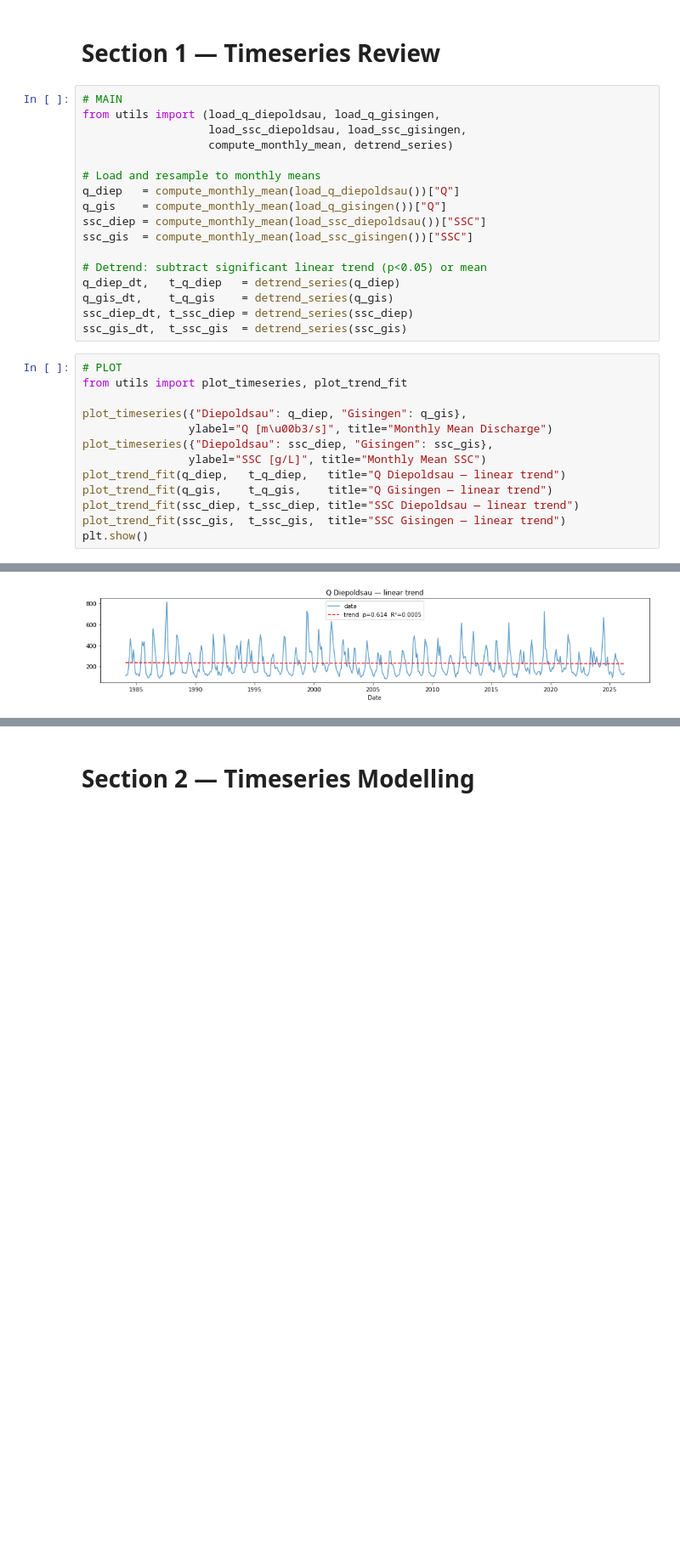
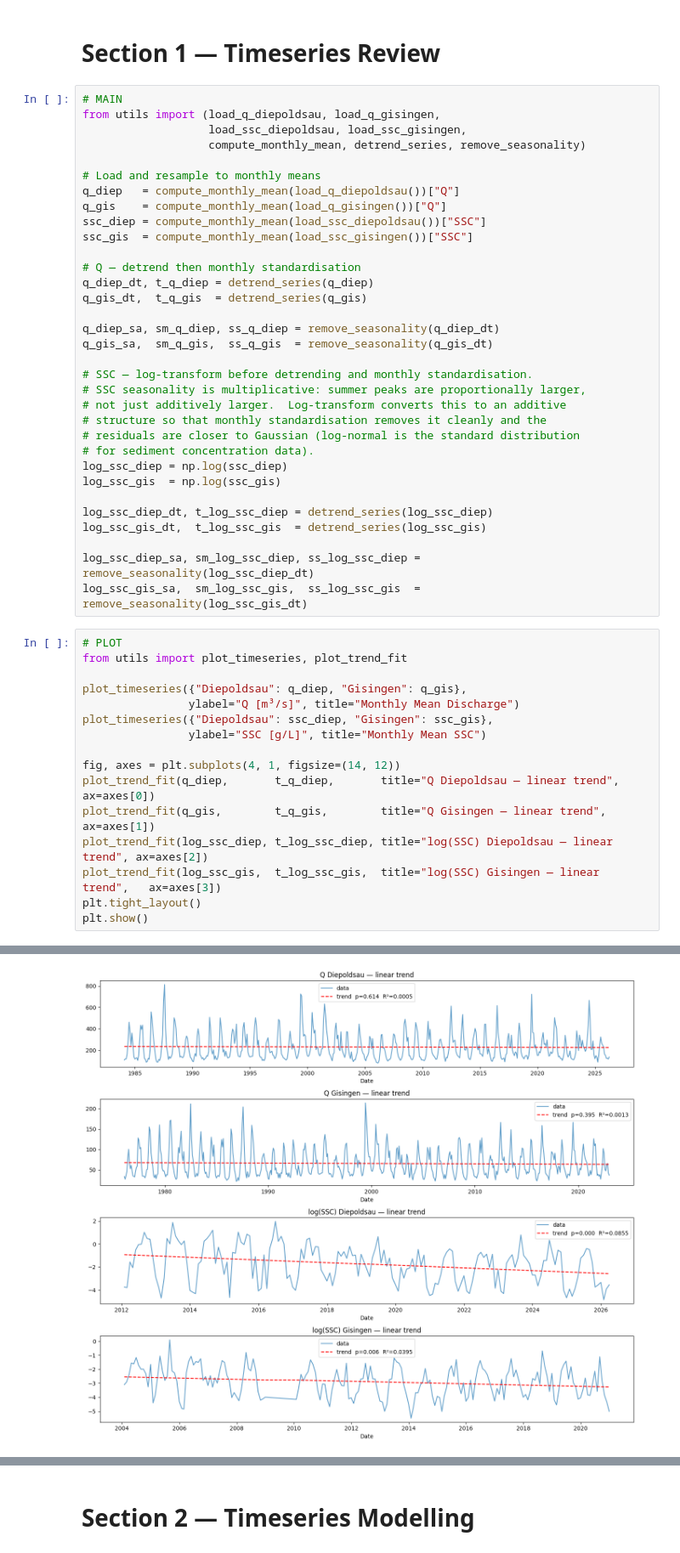
Before and after one commit to stanmab/WRM_2, a Jupyter notebook: Module2.ipynb, the cells around one changed output, grey strips where cells are left out. Shown at 85% size. Cells and saved outputs as stored; diff of their text form; blank space fills up the shorter version.

```diff
--- a/Module2.ipynb
+++ b/Module2.ipynb
@@ -11,7 +11,7 @@ from scipy import stats
 # MAIN
 from utils import (load_q_diepoldsau, load_q_gisingen,
                    load_ssc_diepoldsau, load_ssc_gisingen,
-                   compute_monthly_mean, detrend_series)
+                   compute_monthly_mean, detrend_series, remove_seasonality)
 
 # Load and resample to monthly means
 q_diep   = compute_monthly_mean(load_q_diepoldsau())["Q"]
@@ -19,25 +19,44 @@ q_gis    = compute_monthly_mean(load_q_gisingen())["Q"]
 ssc_diep = compute_monthly_mean(load_ssc_diepoldsau())["SSC"]
 ssc_gis  = compute_monthly_mean(load_ssc_gisingen())["SSC"]
 
-# Detrend: subtract significant linear trend (p<0.05) or mean
-q_diep_dt,   t_q_diep   = detrend_series(q_diep)
-q_gis_dt,    t_q_gis    = detrend_series(q_gis)
-ssc_diep_dt, t_ssc_diep = detrend_series(ssc_diep)
-ssc_gis_dt,  t_ssc_gis  = detrend_series(ssc_gis)
+# Q — detrend then monthly standardisation
+q_diep_dt, t_q_diep = detrend_series(q_diep)
+q_gis_dt,  t_q_gis  = detrend_series(q_gis)
+
+q_diep_sa, sm_q_diep, ss_q_diep = remove_seasonality(q_diep_dt)
+q_gis_sa,  sm_q_gis,  ss_q_gis  = remove_seasonality(q_gis_dt)
+
+# SSC — log-transform before detrending and monthly standardisation.
+# SSC seasonality is multiplicative: summer peaks are proportionally larger,
+# not just additively larger.  Log-transform converts this to an additive
+# structure so that monthly standardisation removes it cleanly and the
+# residuals are closer to Gaussian (log-normal is the standard distribution
+# for sediment concentration data).
+log_ssc_diep = np.log(ssc_diep)
+log_ssc_gis  = np.log(ssc_gis)
+
+log_ssc_diep_dt, t_log_ssc_diep = detrend_series(log_ssc_diep)
+log_ssc_gis_dt,  t_log_ssc_gis  = detrend_series(log_ssc_gis)
+
+log_ssc_diep_sa, sm_log_ssc_diep, ss_log_ssc_diep = remove_seasonality(log_ssc_diep_dt)
+log_ssc_gis_sa,  sm_log_ssc_gis,  ss_log_ssc_gis  = remove_seasonality(log_ssc_gis_dt)
 # %%
 # PLOT
 from utils import plot_timeseries, plot_trend_fit
 
 plot_timeseries({"Diepoldsau": q_diep, "Gisingen": q_gis},
-                ylabel="Q [m\u00b3/s]", title="Monthly Mean Discharge")
+                ylabel="Q [m³/s]", title="Monthly Mean Discharge")
 plot_timeseries({"Diepoldsau": ssc_diep, "Gisingen": ssc_gis},
                 ylabel="SSC [g/L]", title="Monthly Mean SSC")
-plot_trend_fit(q_diep,   t_q_diep,   title="Q Diepoldsau — linear trend")
-plot_trend_fit(q_gis,    t_q_gis,    title="Q Gisingen — linear trend")
-plot_trend_fit(ssc_diep, t_ssc_diep, title="SSC Diepoldsau — linear trend")
-plot_trend_fit(ssc_gis,  t_ssc_gis,  title="SSC Gisingen — linear trend")
+
+fig, axes = plt.subplots(4, 1, figsize=(14, 12))
+plot_trend_fit(q_diep,       t_q_diep,       title="Q Diepoldsau — linear trend",        ax=axes[0])
+plot_trend_fit(q_gis,        t_q_gis,        title="Q Gisingen — linear trend",          ax=axes[1])
+plot_trend_fit(log_ssc_diep, t_log_ssc_diep, title="log(SSC) Diepoldsau — linear trend", ax=axes[2])
+plot_trend_fit(log_ssc_gis,  t_log_ssc_gis,  title="log(SSC) Gisingen — linear trend",   ax=axes[3])
+plt.tight_layout()
 plt.show()
 # %% [output]
 [figure]
 [figure]
-[figure, old version]
+[figure, new version]
```
Also changed, not shown: parts of 24 cells of this notebook, 1 other file.
